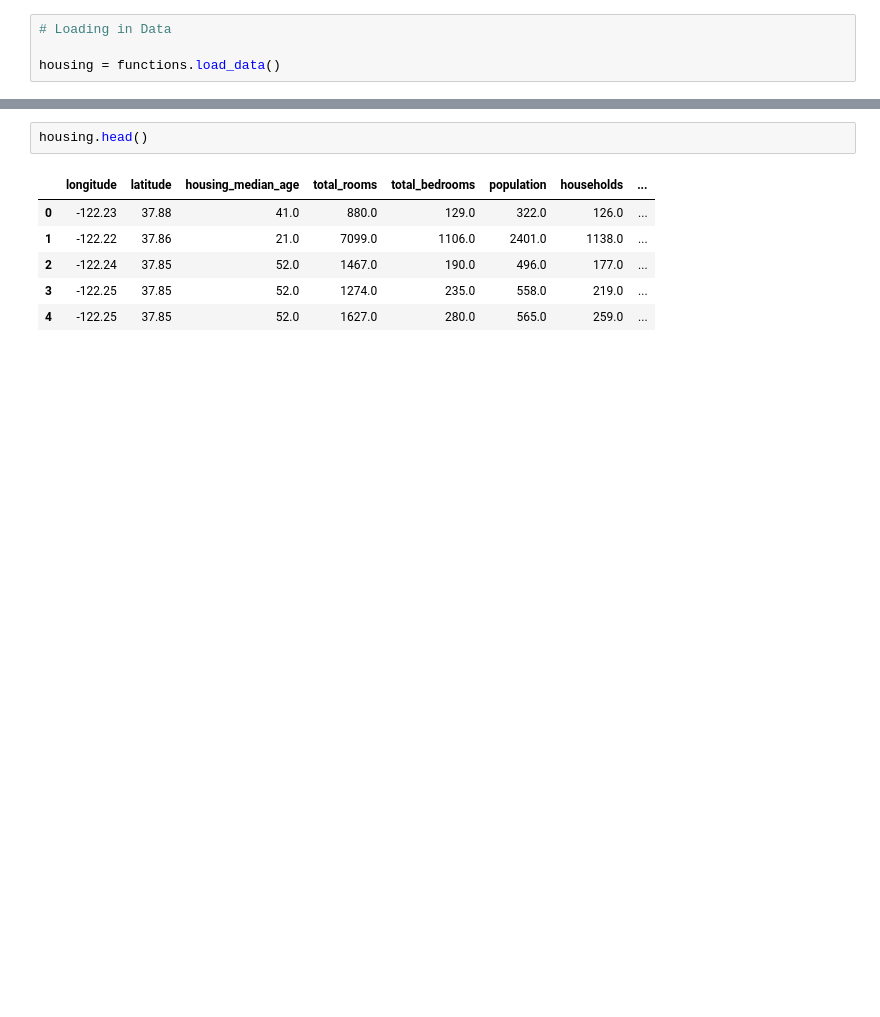
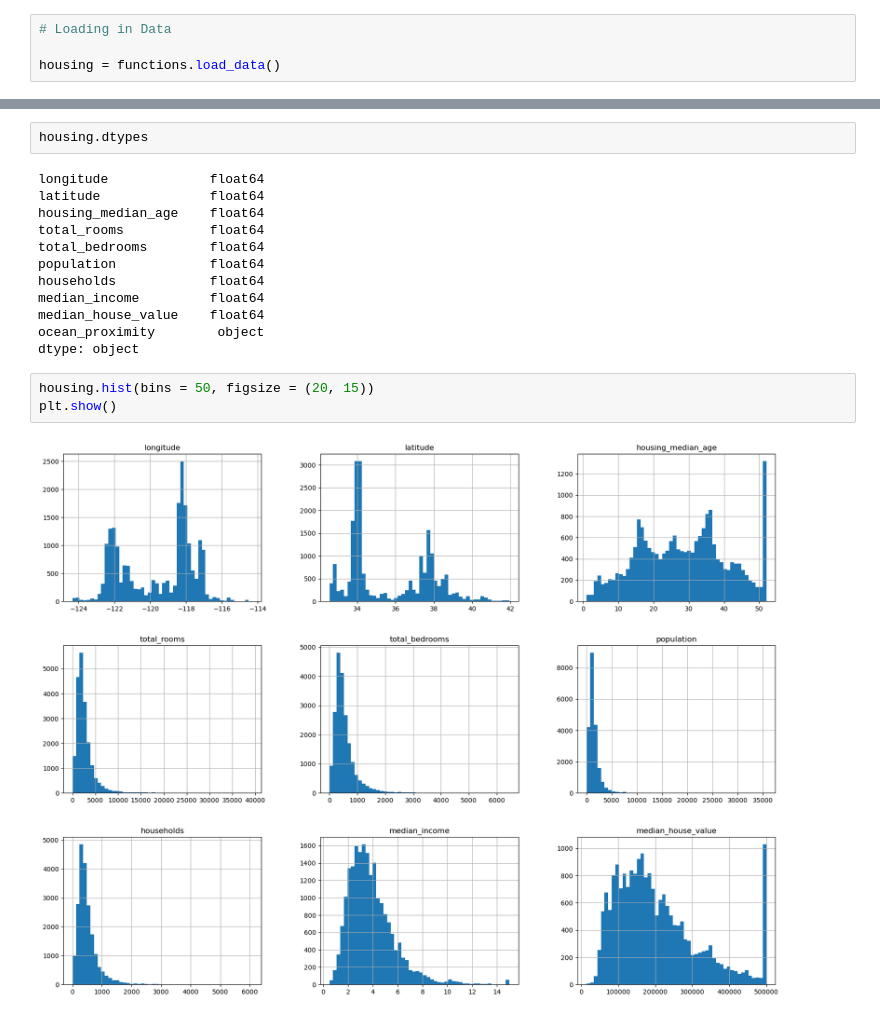
Before and after one commit to Jonathanyun/dataportfolio, a Jupyter notebook: 1994 Housing Project/src/data_exploration.ipynb, the cells around one changed output, grey strips where cells are left out. Cells and saved outputs as stored; diff of their text form; blank space fills up the shorter version.

```diff
--- a/1994 Housing Project/src/data_exploration.ipynb
+++ b/1994 Housing Project/src/data_exploration.ipynb
@@ -11,9 +53,19 @@ housing = functions.load_data()
 # %%
-housing.head()
+housing.dtypes
 # %% [output]
-|  | longitude | latitude | housing_median_age | total_rooms | total_bedrooms | population | households | ... |
-| 0 | -122.23 | 37.88 | 41.0 | 880.0 | 129.0 | 322.0 | 126.0 | ... |
-| 1 | -122.22 | 37.86 | 21.0 | 7099.0 | 1106.0 | 2401.0 | 1138.0 | ... |
-| 2 | -122.24 | 37.85 | 52.0 | 1467.0 | 190.0 | 496.0 | 177.0 | ... |
-| 3 | -122.25 | 37.85 | 52.0 | 1274.0 | 235.0 | 558.0 | 219.0 | ... |
-| 4 | -122.25 | 37.85 | 52.0 | 1627.0 | 280.0 | 565.0 | 259.0 | ... |
+longitude             float64
+latitude              float64
+housing_median_age    float64
+total_rooms           float64
+total_bedrooms        float64
+population            float64
+households            float64
+median_income         float64
+median_house_value    float64
+ocean_proximity        object
+dtype: object
+# %%
+housing.hist(bins = 50, figsize = (20, 15))
+plt.show()
+# %% [output]
+[figure, added]
```
Also changed, not shown: parts of 6 cells of this notebook, 1 other file.
